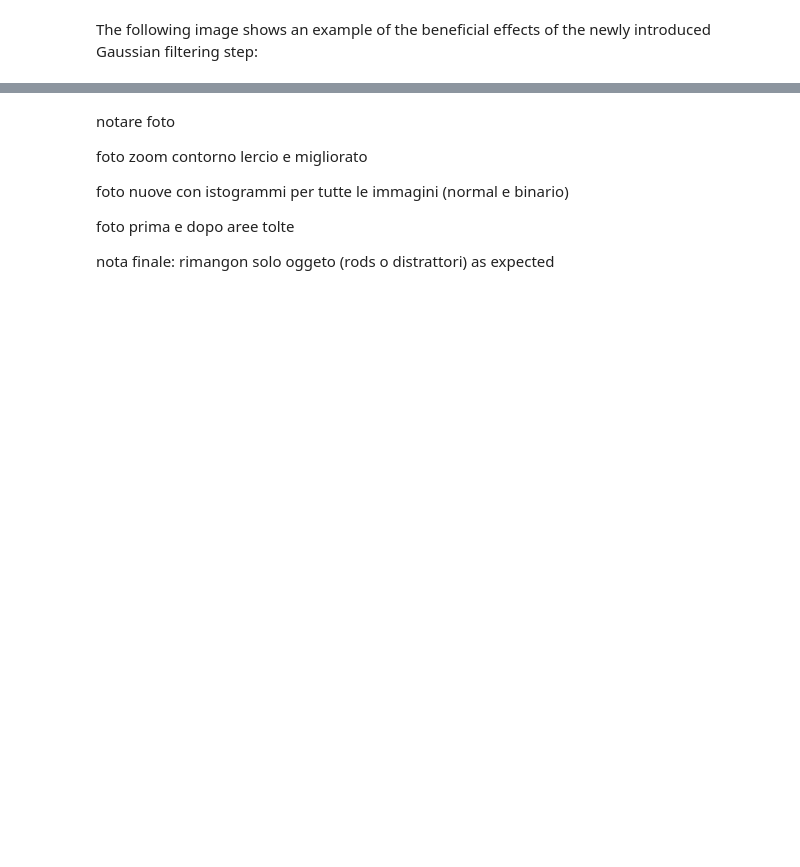
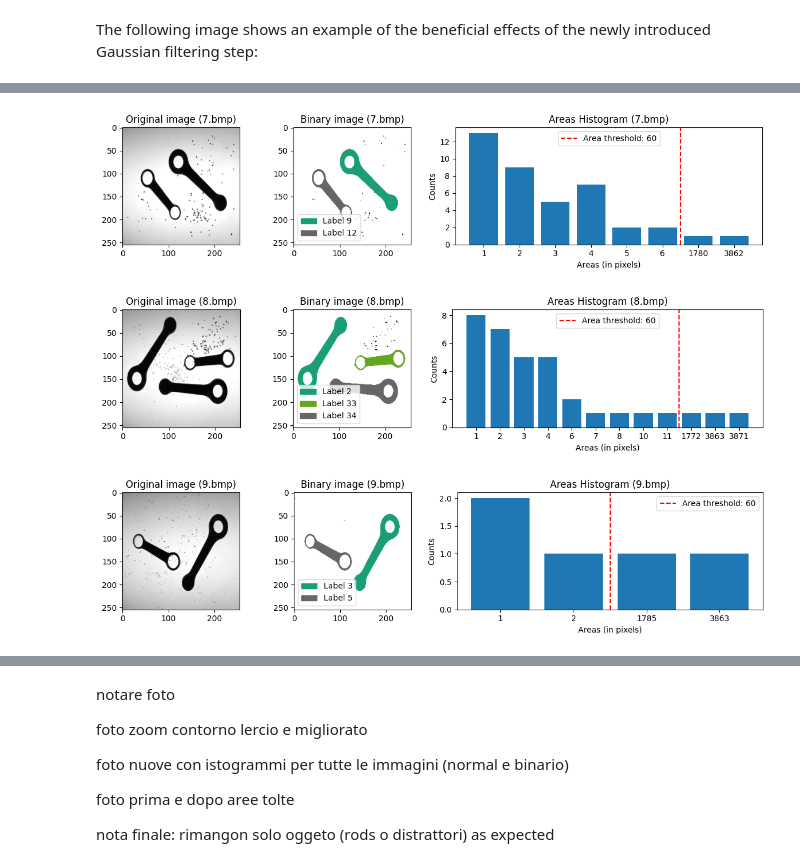
Before and after one commit to VincenzoLomba/ImageProcessingAndComputerVision, a Jupyter notebook: pythonvenv/src/project/project11VincenzoLombardi.ipynb, the cells around one changed output, grey strips where cells are left out. Drawn from its saved outputs; the diff is of its cells as text; code cells hidden in the pictures; blank space fills up the shorter version.

```diff
--- a/pythonvenv/src/project/project11VincenzoLombardi.ipynb
+++ b/pythonvenv/src/project/project11VincenzoLombardi.ipynb
@@ -435,0 +426,7 @@ plt.show()
+# %%
+for index in indices:
+    plotter.plotImageConnectedComponents(images[index], binaryImages[index], [b for b in BLOBs if b.imageName == imagesNames[index]], areas[imagesNames[index]], parameters.areaThreshold, "Area", "Areas (in pixels)", "Counts")
+# %% [output]
+[figure, added]
+[figure, added]
+[figure, added]
```
Also changed, not shown: parts of 20 cells of this notebook, 2 other files.
